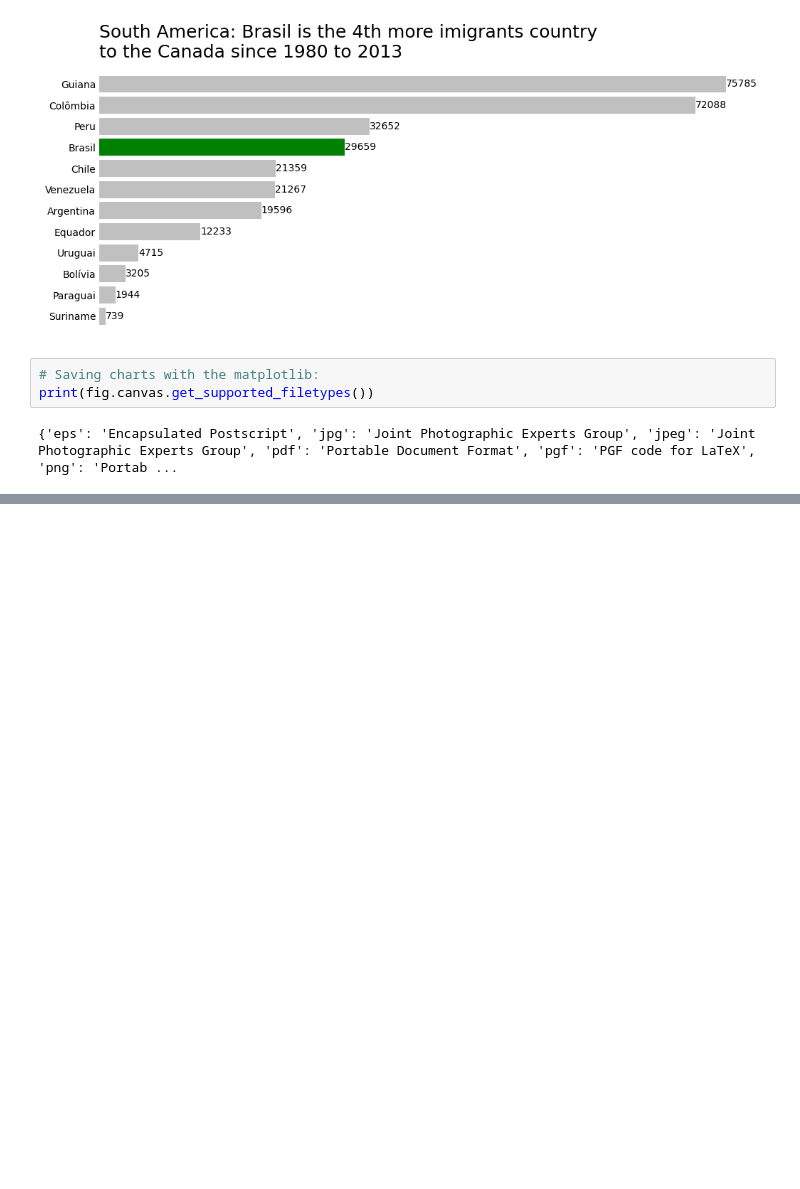
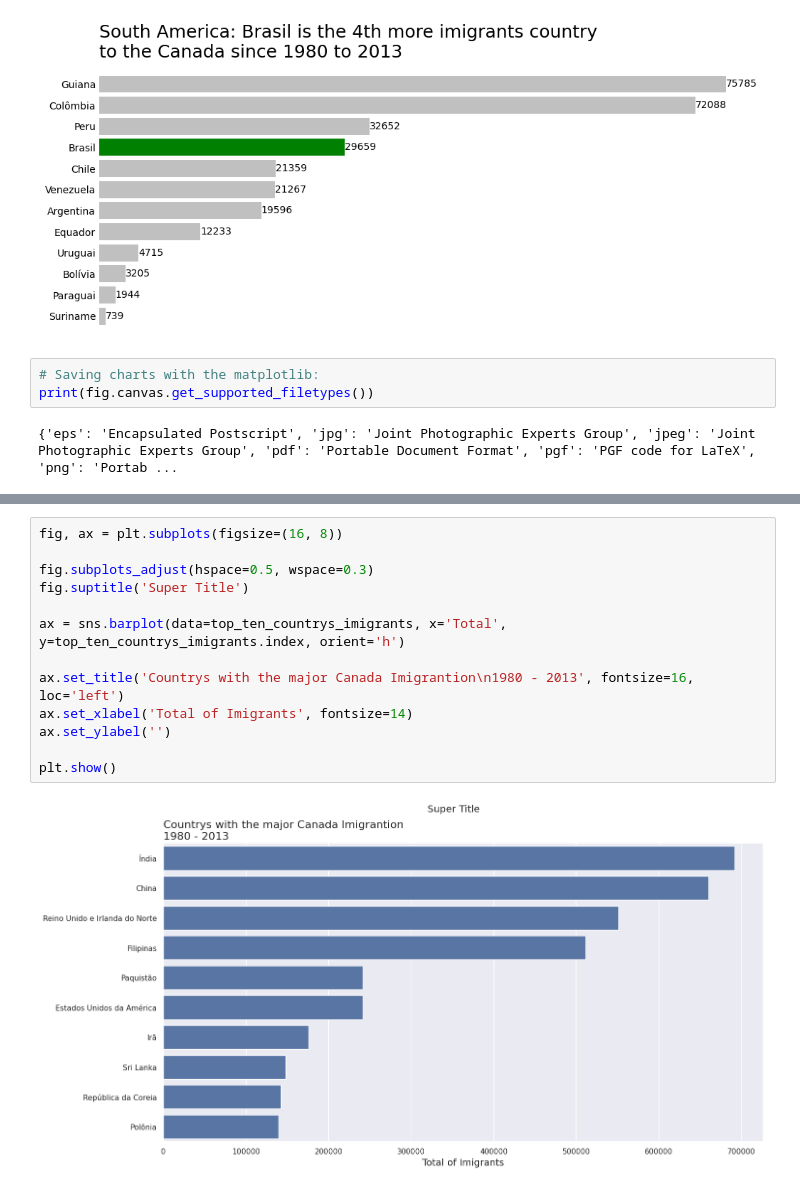
Before and after one commit to feliperrgama/brazil_to_canada_imigration_analisys, a Jupyter notebook: notebook/01_main_notebook.ipynb, the cells around one changed output, grey strips where cells are left out. Cells and saved outputs as stored; diff of their text form; blank space fills up the shorter version.

```diff
--- a/notebook/01_main_notebook.ipynb
+++ b/notebook/01_main_notebook.ipynb
@@ -480,0 +529,15 @@ print(fig.canvas.get_supported_filetypes())
+# %%
+fig, ax = plt.subplots(figsize=(16, 8))
+
+fig.subplots_adjust(hspace=0.5, wspace=0.3)
+fig.suptitle('Super Title')
+
+ax = sns.barplot(data=top_ten_countrys_imigrants, x='Total', y=top_ten_countrys_imigrants.index, orient='h')
+
+ax.set_title('Countrys with the major Canada Imigrantion\n1980 - 2013', fontsize=16, loc='left')
+ax.set_xlabel('Total of Imigrants', fontsize=14)
+ax.set_ylabel('')
+
+plt.show()
+# %% [output]
+[figure, added]
```
Also changed, not shown: parts of 21 cells of this notebook, 2 other files.
